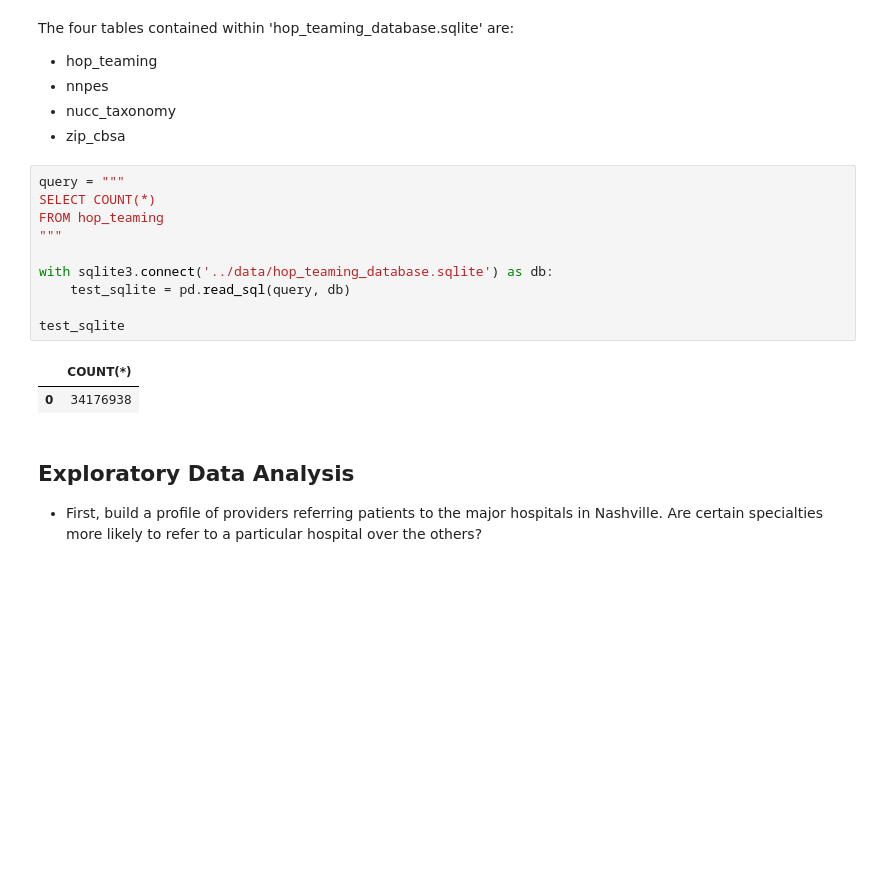
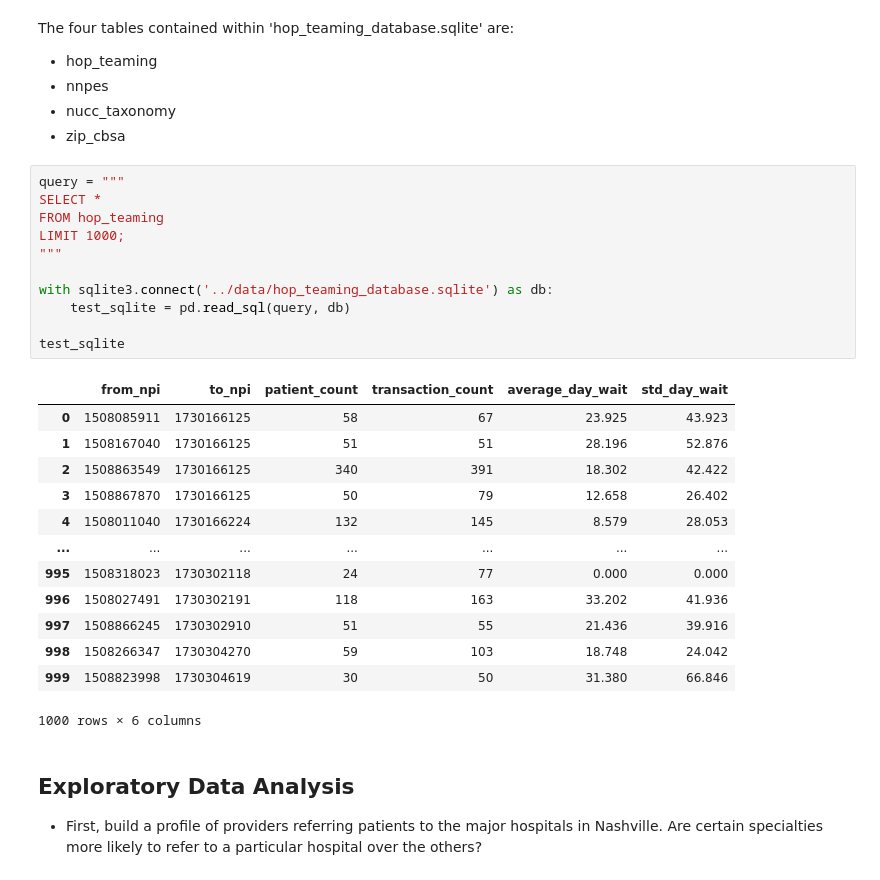
Before and after one commit to tomoumer/hop_team-the-hindenburgs, a Jupyter notebook: notebooks/data_exploration.ipynb, the cells around one changed output. Saved outputs shown, nothing was run; the diff lists cells and outputs as text; blank space fills up the shorter version.

```diff
--- a/notebooks/data_exploration.ipynb
+++ b/notebooks/data_exploration.ipynb
@@ -18,17 +18,29 @@ The four tables contained within 'hop_teaming_database.sqlite' are:
 - zip_cbsa
 # %%
 query = """
-SELECT COUNT(*)
+SELECT *
 FROM hop_teaming
+LIMIT 1000;
 """
 
 with sqlite3.connect('../data/hop_teaming_database.sqlite') as db:
     test_sqlite = pd.read_sql(query, db)
 
 test_sqlite
 # %% [output]
-|  | COUNT(*) |
-| 0 | 34176938 |
+|  | from_npi | to_npi | patient_count | transaction_count | average_day_wait | std_day_wait |
+| 0 | 1508085911 | 1730166125 | 58 | 67 | 23.925 | 43.923 |
+| 1 | 1508167040 | 1730166125 | 51 | 51 | 28.196 | 52.876 |
+| 2 | 1508863549 | 1730166125 | 340 | 391 | 18.302 | 42.422 |
+| 3 | 1508867870 | 1730166125 | 50 | 79 | 12.658 | 26.402 |
+| 4 | 1508011040 | 1730166224 | 132 | 145 | 8.579 | 28.053 |
+| ... | ... | ... | ... | ... | ... | ... |
+| 995 | 1508318023 | 1730302118 | 24 | 77 | 0.000 | 0.000 |
+| 996 | 1508027491 | 1730302191 | 118 | 163 | 33.202 | 41.936 |
+| 997 | 1508866245 | 1730302910 | 51 | 55 | 21.436 | 39.916 |
+| 998 | 1508266347 | 1730304270 | 59 | 103 | 18.748 | 24.042 |
+| 999 | 1508823998 | 1730304619 | 30 | 50 | 31.380 | 66.846 |
+1000 rows × 6 columns
 # %% [markdown]
 ## Exploratory Data Analysis
 
```
Also changed, not shown: parts of 5 cells of this notebook.
